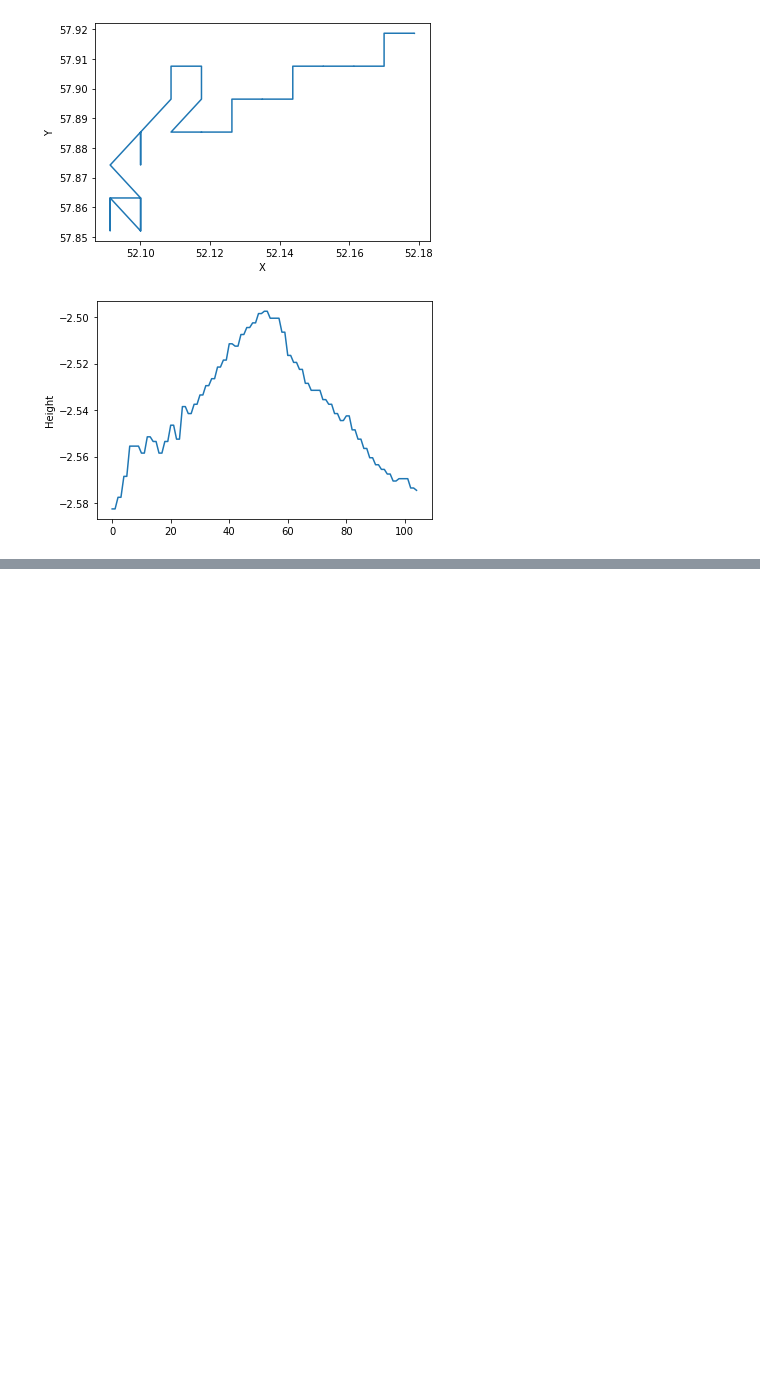
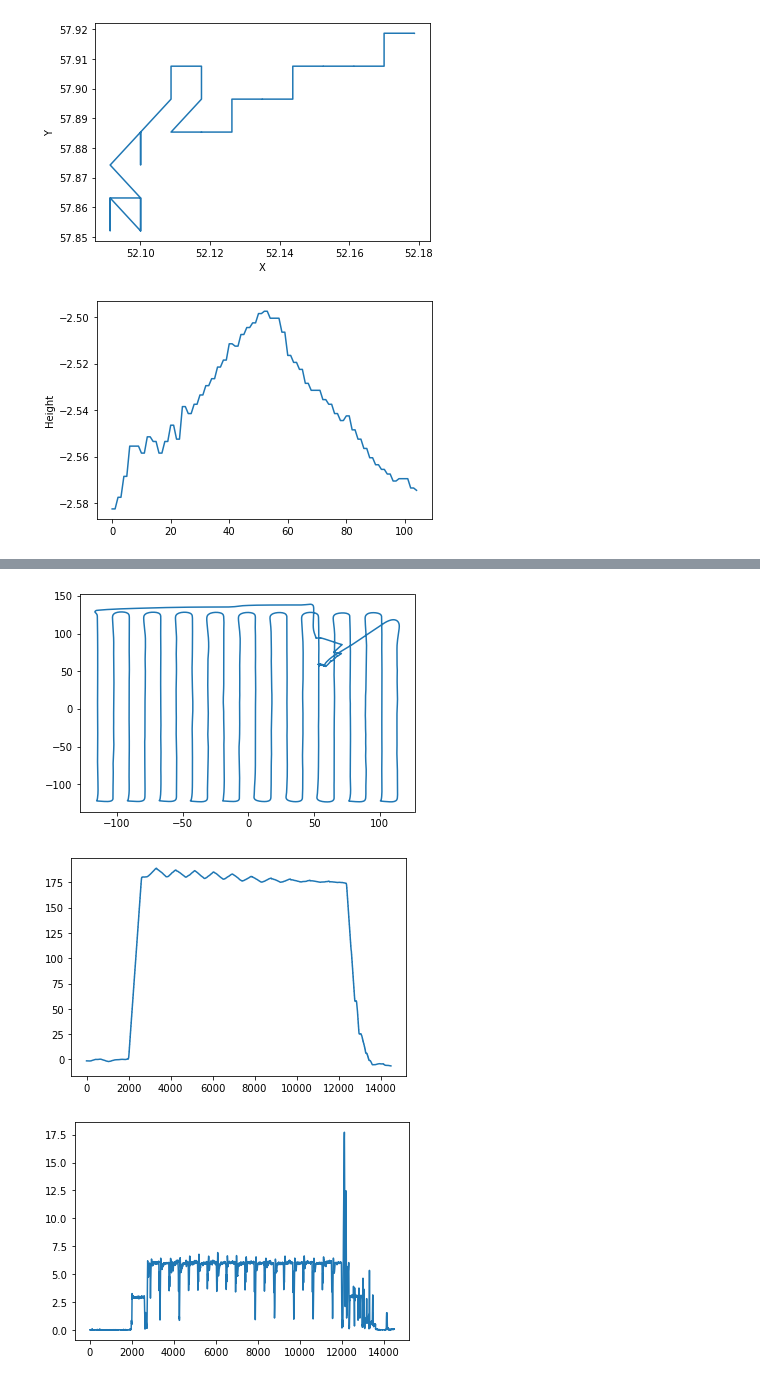
Before and after one commit to WrightLaboratory/newburghlabdrone, a Jupyter notebook: analysis/Drone_basics_forEli.ipynb, the cells around one changed output, grey strips where cells are left out. Saved outputs shown, nothing was run; the diff lists cells and outputs as text; code cells hidden in the pictures; blank space fills up the shorter version.

```diff
--- a/analysis/Drone_basics_forEli.ipynb
+++ b/analysis/Drone_basics_forEli.ipynb
@@ -132,0 +170,8 @@ plt.show()
+# %%
+fly = '625'
+
+dronedir='/hirax/all_drone_data/datcon_csv/'
+dronedat=drone.Drone_Data(Drone_Directory=dronedir,FLYTAG='FLY'+fly+'.csv',site_class=gbosite)
+
+print('DONE reading in drone data')
+print(dronedat.t_arr_datetime[0], dronedat.t_arr_datetime[-1])
@@ -132,0 +190,11 @@ plt.show()
+# %%
+plt.plot(dronedat.coords_xyz_LC[:,0],dronedat.coords_xyz_LC[:,1]) #X, Y in m
+plt.show()
+plt.plot(dronedat.coords_xyz_LC[:,2]) # height
+plt.show()
+plt.plot(dronedat.velocity) # velocity
+plt.show()
+# %% [output]
+[figure, added]
+[figure, added]
+[figure, added]
```
Also changed, not shown: parts of 8 cells of this notebook.
